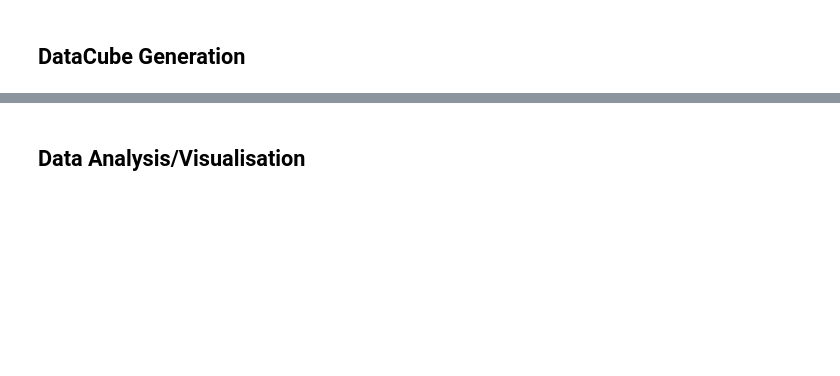
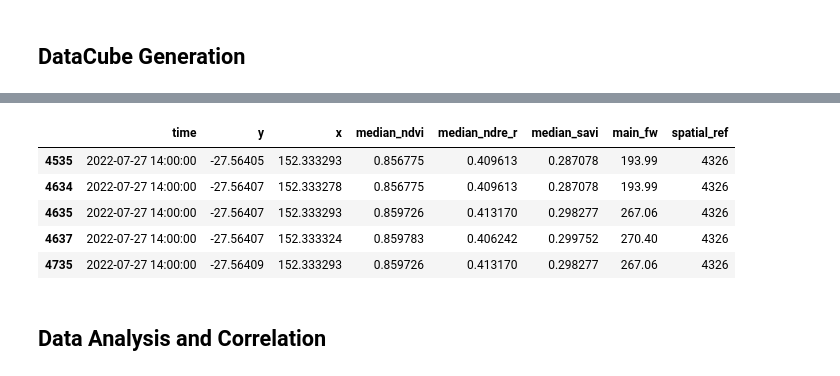
Before and after one commit to aus-plant-phenomics-network/mccn-case-studies, a Jupyter notebook: Case 6/MCCN-CASE 6.ipynb, the cells around one changed output, grey strips where cells are left out. Drawn from its saved outputs; the diff is of its cells as text; code cells hidden in the pictures; blank space fills up the shorter version.

```diff
--- a/Case 6/MCCN-CASE 6.ipynb
+++ b/Case 6/MCCN-CASE 6.ipynb
@@ -207,2 +238,13 @@ plot_map = centroids.merge(biomass, on='plot_id').merge(corr_df, on='plot_id')
+# %%
+df_masked = ds_final.to_dataframe().reset_index()
+df_masked_clean = df_masked[df_masked["main_fw"] > 0]
+df_masked_clean.head()
+# %% [output]
+|  | time | y | x | median_ndvi | median_ndre_r | median_savi | main_fw | spatial_ref |
+| 4535 | 2022-07-27 14:00:00 | -27.56405 | 152.333293 | 0.856775 | 0.409613 | 0.287078 | 193.99 | 4326 |
+| 4634 | 2022-07-27 14:00:00 | -27.56407 | 152.333278 | 0.856775 | 0.409613 | 0.287078 | 193.99 | 4326 |
+| 4635 | 2022-07-27 14:00:00 | -27.56407 | 152.333293 | 0.859726 | 0.413170 | 0.298277 | 267.06 | 4326 |
+| 4637 | 2022-07-27 14:00:00 | -27.56407 | 152.333324 | 0.859783 | 0.406242 | 0.299752 | 270.40 | 4326 |
+| 4735 | 2022-07-27 14:00:00 | -27.56409 | 152.333293 | 0.859726 | 0.413170 | 0.298277 | 267.06 | 4326 |
 # %% [markdown]
-## Data Analysis/Visualisation
+## Data Analysis and Correlation
```
Also changed, not shown: parts of 26 cells of this notebook, 2 other files.
